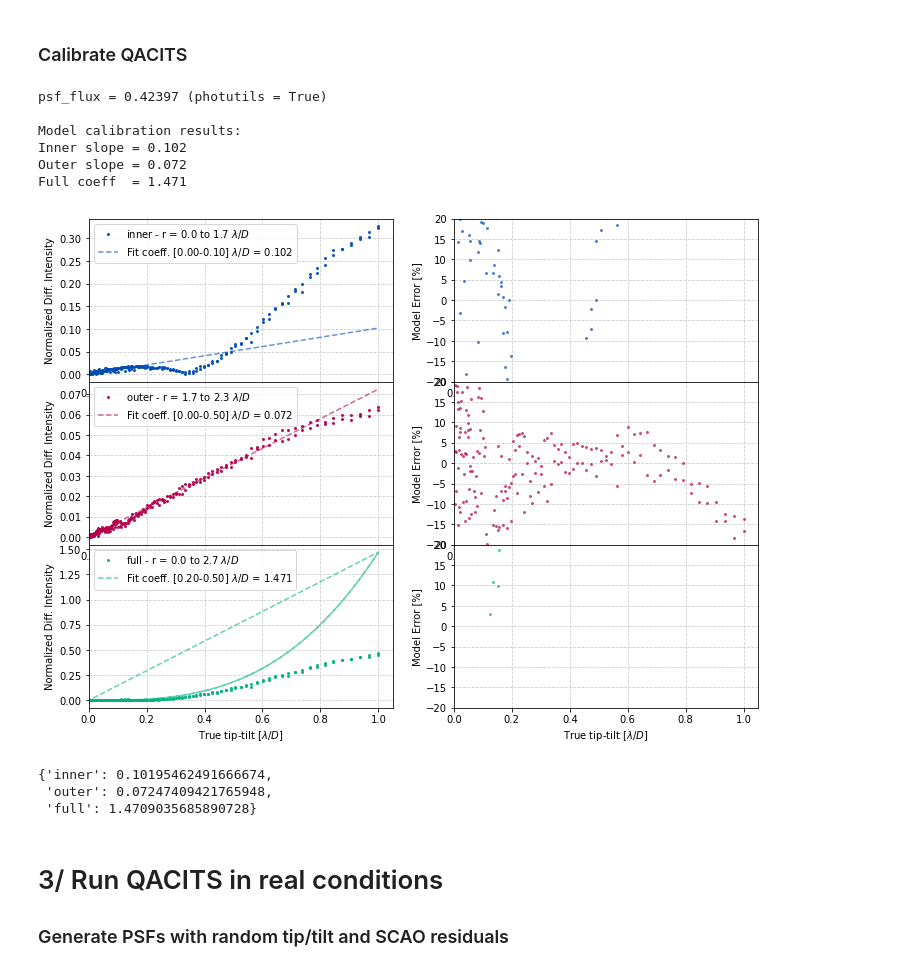
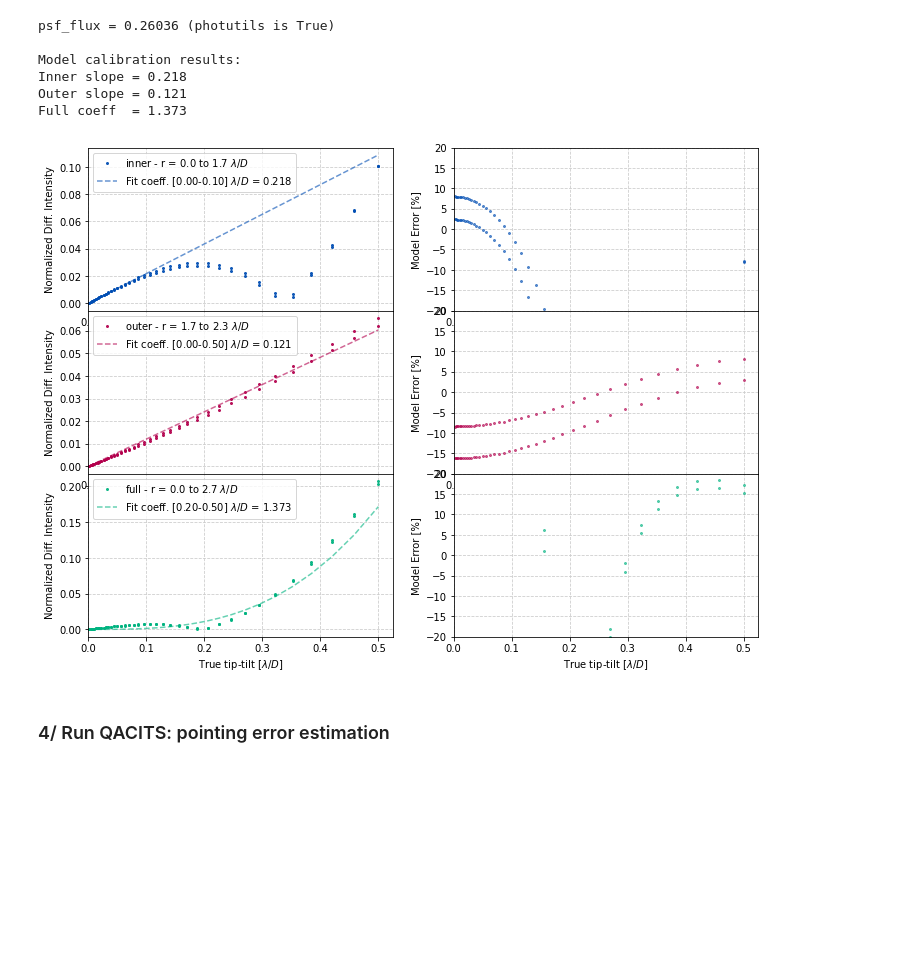
Before and after one commit to vortex-exoplanet/QACITS, a Jupyter notebook: notebooks/demo.ipynb, the cells around one changed output. Cells and saved outputs as stored; diff of their text form; code cells hidden in the pictures; blank space fills up the shorter version.

```diff
--- a/notebooks/demo.ipynb
+++ b/notebooks/demo.ipynb
@@ -58,0 +10,10 @@ def create_psfs(conf, tiptilts, savefits=True, verbose=True):
+# %%
+os.chdir(os.path.normpath(os.path.expandvars('$HOME/QACITS')))
+psf_OFF = fits.getdata('data/offaxis_PSF_L_CVC.fits')
+psf_ON_calib = fits.getdata('data/onaxis_PSF_L_CVC_calib.fits.gz')
+psf_ON_jitter = fits.getdata('data/onaxis_PSF_L_CVC_jitter.fits.gz')
+tt_lamD_calib = fits.getdata('data/point_8s_100ms_L_calib.fits')
+tt_lamD_jitter = fits.getdata('data/point_8s_100ms_L_jitter.fits')
+img_sampling = 3.98 # pix per lambda/D
+lamD = 21.78 # mas per lambda/D
+dit = 0.1 # seconds
@@ -59 +28,13 @@ def create_psfs(conf, tiptilts, savefits=True, verbose=True):
+# %%
+qacits_params = dict(
+    force = None,
+    coeffs = {'inner':1, 'outer':1, 'full':1},
+    radii = {'inner':(0,1.7), 'outer':(1.7,2.3), 'full':(0, 2.7)},
+    nbin = 0,
+    ratio = 0,
+    phase_tolerance = 60,
+    modul_tolerance = 0.33,
+    small_tt_regime = 0.3,
+    large_tt_regime = 0.2,
+)
 # %% [markdown]
@@ -86,11 +41,0 @@ calibration = 120 points in each direction
-# %%
-from heeps.util.lamD import get_lamD_mas, get_lamD_pix
-from heeps.util.coord import mas2rms
-# get image sampling
-lamD_mas = get_lamD_mas(**conf)
-lamD_pix = get_lamD_pix(**conf)
-print('lambda/D = %.2f mas = %.2f pix'%(lamD_mas, lamD_pix))
-# convert tip/tilt to mas, then to rms
-tt_rms = mas2rms(tt_lamD*lamD_mas, conf['diam_ext'])
-# create/load PSFs
-psf_ON, psf_OFF = create_psfs(conf, tt_rms)
@@ -106,22 +42,13 @@ Create on-axis PSF cube
-# %% [markdown]
-### Calibrate QACITS
-# %%
-calib_tt = np.sqrt(tt_lamD[:,0]**2 + tt_lamD[:,1]**2)
-coeffs = calibrate_qacits(psf_ON, psf_OFF, lamD_pix, calib_tt, verbose=True)
-# %% [output]
-psf_flux = 0.42397 (photutils = True)
-
-Model calibration results:
-Inner slope = 0.102
-Outer slope = 0.072
-Full coeff  = 1.471
-[figure, removed]
-# %%
-coeffs
-# %% [output]
-{'inner': 0.10195462491666674,
- 'outer': 0.07247409421765948,
- 'full': 1.4709035685890728}
-# %% [markdown]
-# 3/ Run QACITS in real conditions
-### Generate PSFs with random tip/tilt and SCAO residuals
+# %%
+qacits_params['coeffs'] = calibrate_qacits(psf_ON_calib, psf_OFF, img_sampling, tt_lamD_calib, plot_fig=True, verbose=True)
+qacits_params['force'] = 'outer'
+# %% [output]
+psf_flux = 0.26036 (photutils is True)
+
+Model calibration results:
+Inner slope = 0.218
+Outer slope = 0.121
+Full coeff  = 1.373
+[figure, added]
+# %% [markdown]
+### 4/ Run QACITS: pointing error estimation
```
Also changed, not shown: parts of 16 cells of this notebook, 12 other files.
